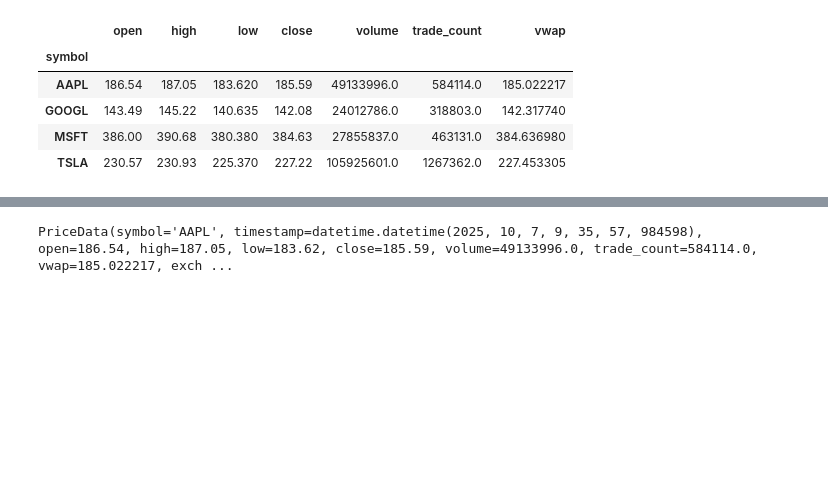
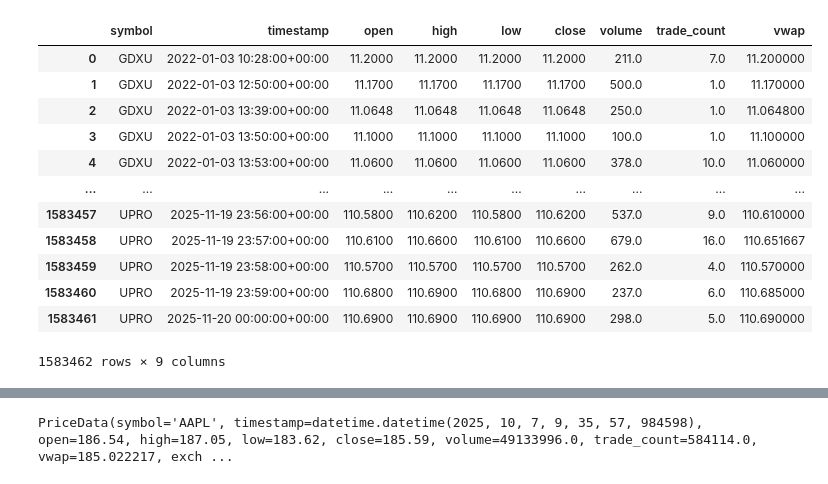
Before and after one commit to amperie/trading_guy, a Jupyter notebook: data/alpaca_downloader.ipynb, the cells around one changed output, grey strips where cells are left out. Drawn from its saved outputs; the diff is of its cells as text; code cells hidden in the pictures; blank space fills up the shorter version.

```diff
--- a/data/alpaca_downloader.ipynb
+++ b/data/alpaca_downloader.ipynb
@@ -73,13 +57,18 @@ df
 # %%
-df.reset_index()
+df_fixed = df.reset_index()
+df_fixed.to_csv("e:\\programming\\trading_guy\\data\\SPXU_GDXU_UPRO_1min.csv", index=False)
+df_fixed
+# %% [output]
+|  | symbol | timestamp | open | high | low | close | volume | trade_count | vwap |
+| 0 | GDXU | 2022-01-03 10:28:00+00:00 | 11.2000 | 11.2000 | 11.2000 | 11.2000 | 211.0 | 7.0 | 11.200000 |
+| 1 | GDXU | 2022-01-03 12:50:00+00:00 | 11.1700 | 11.1700 | 11.1700 | 11.1700 | 500.0 | 1.0 | 11.170000 |
+| 2 | GDXU | 2022-01-03 13:39:00+00:00 | 11.0648 | 11.0648 | 11.0648 | 11.0648 | 250.0 | 1.0 | 11.064800 |
+| 3 | GDXU | 2022-01-03 13:50:00+00:00 | 11.1000 | 11.1000 | 11.1000 | 11.1000 | 100.0 | 1.0 | 11.100000 |
+| 4 | GDXU | 2022-01-03 13:53:00+00:00 | 11.0600 | 11.0600 | 11.0600 | 11.0600 | 378.0 | 10.0 | 11.060000 |
+| ... | ... | ... | ... | ... | ... | ... | ... | ... | ... |
+| 1583457 | UPRO | 2025-11-19 23:56:00+00:00 | 110.5800 | 110.6200 | 110.5800 | 110.6200 | 537.0 | 9.0 | 110.610000 |
+| 1583458 | UPRO | 2025-11-19 23:57:00+00:00 | 110.6100 | 110.6600 | 110.6100 | 110.6600 | 679.0 | 16.0 | 110.651667 |
+| 1583459 | UPRO | 2025-11-19 23:58:00+00:00 | 110.5700 | 110.5700 | 110.5700 | 110.5700 | 262.0 | 4.0 | 110.570000 |
+| 1583460 | UPRO | 2025-11-19 23:59:00+00:00 | 110.6800 | 110.6900 | 110.6800 | 110.6900 | 237.0 | 6.0 | 110.685000 |
+| 1583461 | UPRO | 2025-11-20 00:00:00+00:00 | 110.6900 | 110.6900 | 110.6900 | 110.6900 | 298.0 | 5.0 | 110.690000 |
+1583462 rows × 9 columns
-# %%
- timestamp = "2024-01-11 05:00:00+00:00"
- day_data = df.xs(timestamp, level='timestamp')
- day_data
-# %% [output]
-|  | open | high | low | close | volume | trade_count | vwap |
-| symbol |  |  |  |  |  |  |  |
-| AAPL | 186.54 | 187.05 | 183.620 | 185.59 | 49133996.0 | 584114.0 | 185.022217 |
-| GOOGL | 143.49 | 145.22 | 140.635 | 142.08 | 24012786.0 | 318803.0 | 142.317740 |
-| MSFT | 386.00 | 390.68 | 380.380 | 384.63 | 27855837.0 | 463131.0 | 384.636980 |
-| TSLA | 230.57 | 230.93 | 225.370 | 227.22 | 105925601.0 | 1267362.0 | 227.453305 |
```
Also changed, not shown: parts of 8 cells of this notebook, 18 other files.
